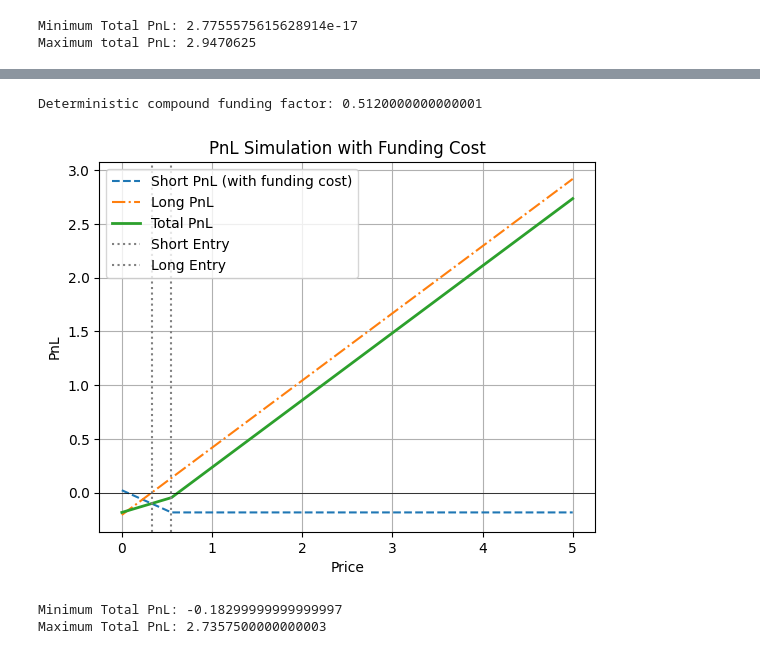
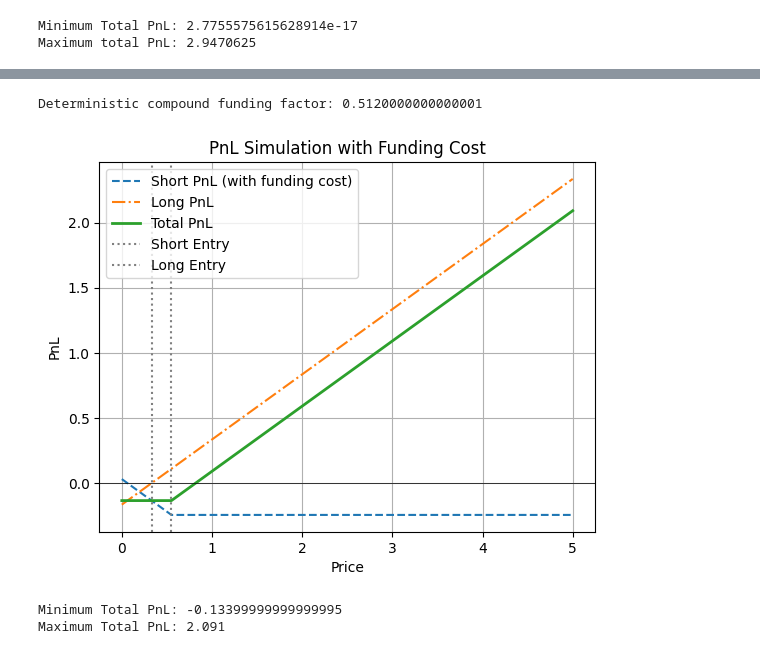
Before and after one commit to Brainiac9/LockedTokensAnalysis, a Jupyter notebook: Sizing.ipynb, the cells around one changed output, grey strips where cells are left out. Drawn from its saved outputs; the diff is of its cells as text; code cells hidden in the pictures.

```diff
--- a/Sizing.ipynb
+++ b/Sizing.ipynb
@@ -197,7 +235,7 @@ print("Deterministic compound funding factor:", funding_factor)
 discount = 0.4
 entry_short = 0.55
 entry_long = (1 - discount) * entry_short                   # Long position entry price.
-weight_short = optimal_w_short              # 50% of total capital allocated to the short.
+weight_short = 0.5          # 50% of total capital allocated to the short.
 weight_long = 1- weight_short                  # 50% allocated to the long.
 
 # Raw PnL from the short position based solely on the price move.
@@ -210,33 +248,33 @@ short_raw_pnl = np.maximum(entry_short - prices, 0) * weight_short
 funding_cost = weight_short * (funding_factor - 1)
 
 # The net short PnL is the raw PnL plus the funding cost.
 # This means that even if the price move generates no profit (raw pnl is 0),
 # the short position will still lose money equal to the funding cost.
 short_pnl = short_raw_pnl + funding_cost
 
 # Long position PnL is simply the difference between current price and entry.
 long_pnl = (prices - entry_long) * weight_long
 
 # Total PnL is the sum of both positions.
 total_pnl = short_pnl + long_pnl
 
 # Plot the results.
 plt.plot(prices, short_pnl, label='Short PnL (with funding cost)', linestyle='--')
 plt.plot(prices, long_pnl, label='Long PnL', linestyle='-.')
 plt.plot(prices, total_pnl, label='Total PnL', linewidth=2)
 plt.axhline(0, color='black', linewidth=0.5)
 plt.axvline(entry_short, color='gray', linestyle=':', label='Short Entry')
 plt.axvline(entry_long, color='gray', linestyle=':', label='Long Entry')
 plt.title('PnL Simulation with Funding Cost')
 plt.xlabel('Price')
 plt.ylabel('PnL')
 plt.legend()
 plt.grid(True)
 plt.show()
 print("Minimum Total PnL:", np.min(total_pnl))
 print("Maximum Total PnL:", np.max(total_pnl))
 # %% [output]
 Deterministic compound funding factor: 0.5120000000000001
-[figure, old version]
+[figure, new version]
-Minimum Total PnL: -0.18299999999999997
-Maximum Total PnL: 2.7357500000000003
+Minimum Total PnL: -0.13399999999999995
+Maximum Total PnL: 2.091
```
Also changed, not shown: parts of 2 cells of this notebook.
